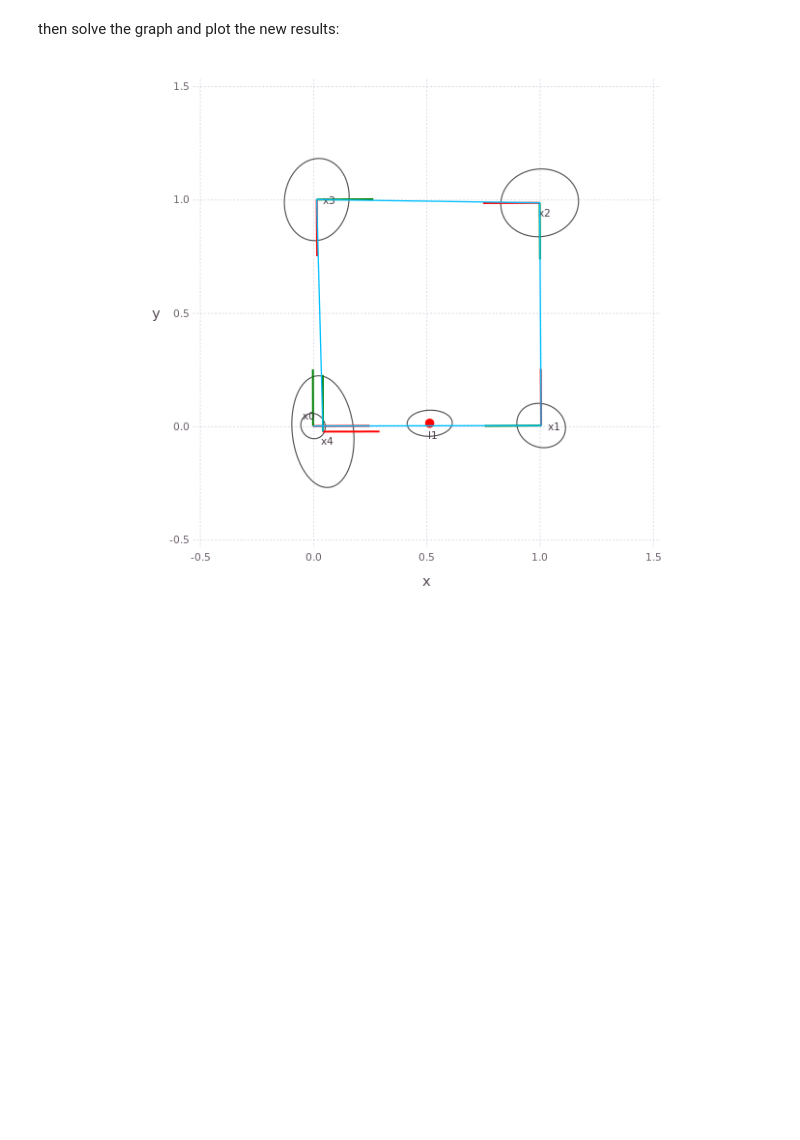
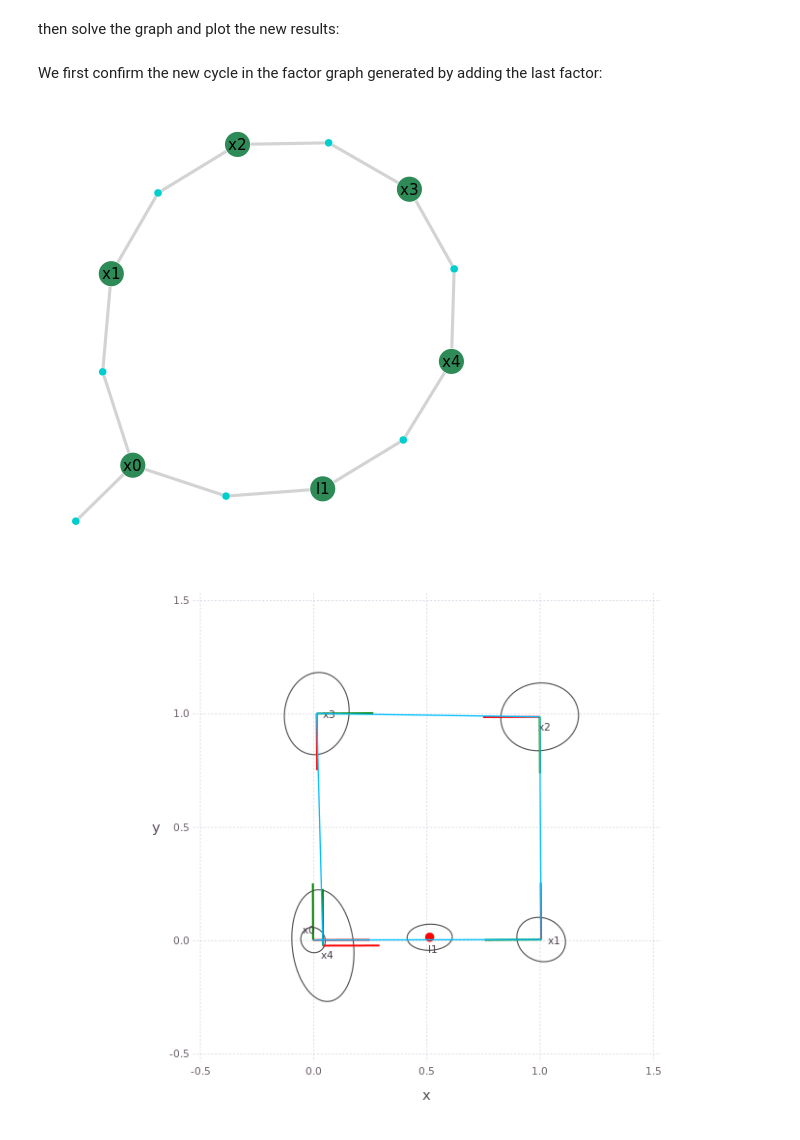
Before and after one commit to WhereWhenAI/BinderNotebooks, a Jupyter notebook: julia/caesar-api/icra-1-simple.ipynb, the cells around one changed output. Saved outputs shown, nothing was run; the diff lists cells and outputs as text; code cells hidden in the pictures; blank space fills up the shorter version.

Commit message:
Tut1, JLs static imgs, small updates

```diff
--- a/julia/caesar-api/icra-1-simple.ipynb
+++ b/julia/caesar-api/icra-1-simple.ipynb
@@ -282,6 +282,15 @@ addFactor!(fg, [:x4,:l1], p2br)
 then solve the graph and plot the new results:
 # %%
 solveGraph!(fg);
+# %% [markdown]
+We first confirm the new cycle in the factor graph generated by adding the last factor:
+# %%
+pl = DFG.plotDFG(fg)
+
+# Static render workaround, remove with SVG upgrade
+io = IOBuffer(); draw(PNG(io,12cm,12cm), pl); io
+# %% [output]
+[figure, added]
 # %%
 pl = plotSLAM2D(fg, drawContour=false, drawEllipse=true, drawPoints=false,
                 xmin=-0.5, xmax=1.5, ymin=-0.5, ymax=1.5)
```
Also changed, not shown: 1 other file.
